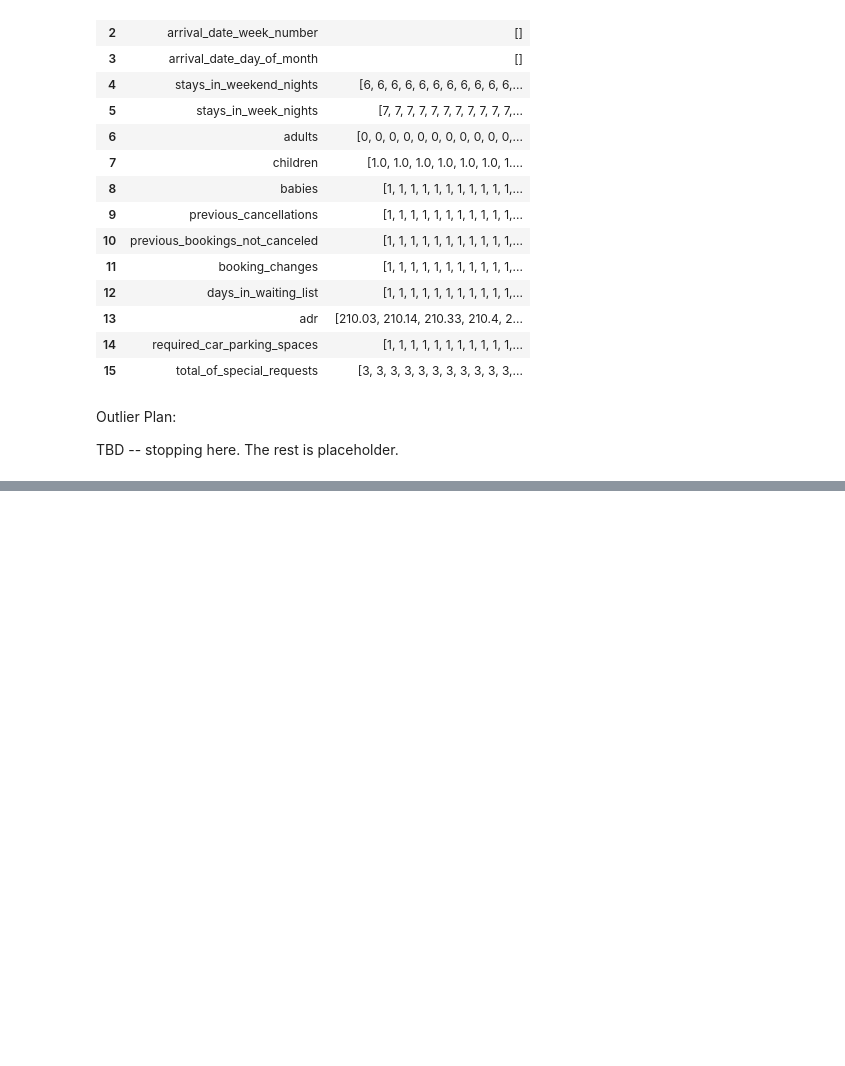
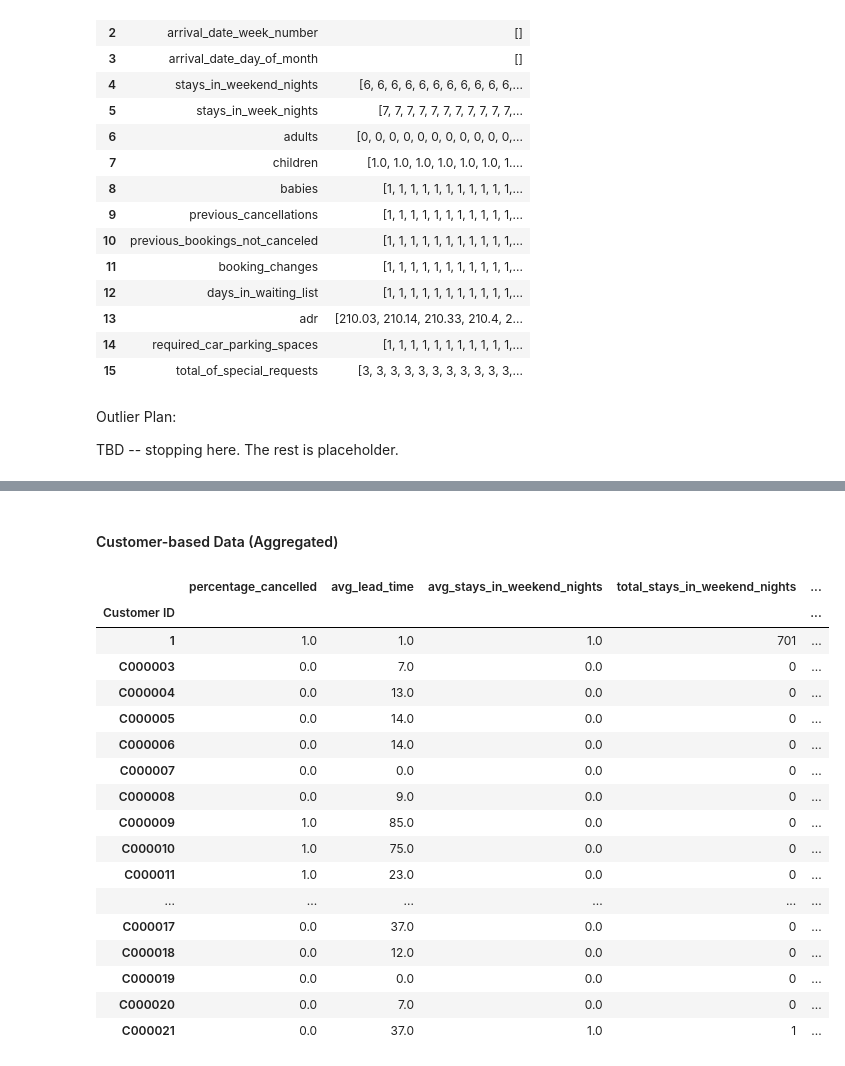
Before and after one commit to tbrauneck/BSAN6080, a Jupyter notebook: Group_Project/HotelEDA2.ipynb, the cells around one changed output, grey strips where cells are left out. Drawn from its saved outputs; the diff is of its cells as text; code cells hidden in the pictures; blank space fills up the shorter version.

Commit message:
Add files via upload
Further cleaning, encoding, aggregation by customer ID

```diff
--- a/Group_Project/HotelEDA2.ipynb
+++ b/Group_Project/HotelEDA2.ipynb
@@ -856,0 +968,7 @@ for col in prepped_abt.columns:
+# %%
+# Make a copy of the abt so that the abt is preserved and the encoded version is separate
+abt_encoded = abt.copy()
+# %%
+# One-Hot Encoding for nominal columns
+columns_for_1_hot = ['hotel', 'market_segment', 'distribution_channel', 'reserved_room_type', 'assigned_room_type', 'customer_type', 'season', 'reservation_status', 'meal', 'deposit_type']
+abt_encoded = pd.get_dummies(abt_encoded, columns=columns_for_1_hot)
@@ -856,0 +995,2 @@ for col in prepped_abt.columns:
+# %%
+abt_encoded.drop(['name', 'email', 'phone-number', 'credit_card','reservation_status_date','arrival_date_year', 'arrival_date_month','arrival_date_day_of_month', 'country'], axis = 1, inplace=True)
@@ -856,0 +1008,5 @@ for col in prepped_abt.columns:
+# %% [markdown]
+#### Customer-based Data (Aggregated)
+# %%
+abt_encoded['total_stay'] = abt_encoded['stays_in_weekend_nights'] + abt_encoded['stays_in_week_nights']
+abt_encoded[abt_encoded['total_stay']==0] = 1
@@ -856,0 +1061,21 @@ for col in prepped_abt.columns:
+# %%
+aggregated_abt.head(20)
+# %% [output]
+|  | percentage_cancelled | avg_lead_time | avg_stays_in_weekend_nights | total_stays_in_weekend_nights | ... |
+| Customer ID |  |  |  |  | ... |
+| 1 | 1.0 | 1.0 | 1.0 | 701 | ... |
+| C000003 | 0.0 | 7.0 | 0.0 | 0 | ... |
+| C000004 | 0.0 | 13.0 | 0.0 | 0 | ... |
+| C000005 | 0.0 | 14.0 | 0.0 | 0 | ... |
+| C000006 | 0.0 | 14.0 | 0.0 | 0 | ... |
+| C000007 | 0.0 | 0.0 | 0.0 | 0 | ... |
+| C000008 | 0.0 | 9.0 | 0.0 | 0 | ... |
+| C000009 | 1.0 | 85.0 | 0.0 | 0 | ... |
+| C000010 | 1.0 | 75.0 | 0.0 | 0 | ... |
+| C000011 | 1.0 | 23.0 | 0.0 | 0 | ... |
+| ... | ... | ... | ... | ... | ... |
+| C000017 | 0.0 | 37.0 | 0.0 | 0 | ... |
+| C000018 | 0.0 | 12.0 | 0.0 | 0 | ... |
+| C000019 | 0.0 | 0.0 | 0.0 | 0 | ... |
+| C000020 | 0.0 | 7.0 | 0.0 | 0 | ... |
+| C000021 | 0.0 | 37.0 | 1.0 | 1 | ... |
```
Also changed, not shown: parts of 34 cells of this notebook.
